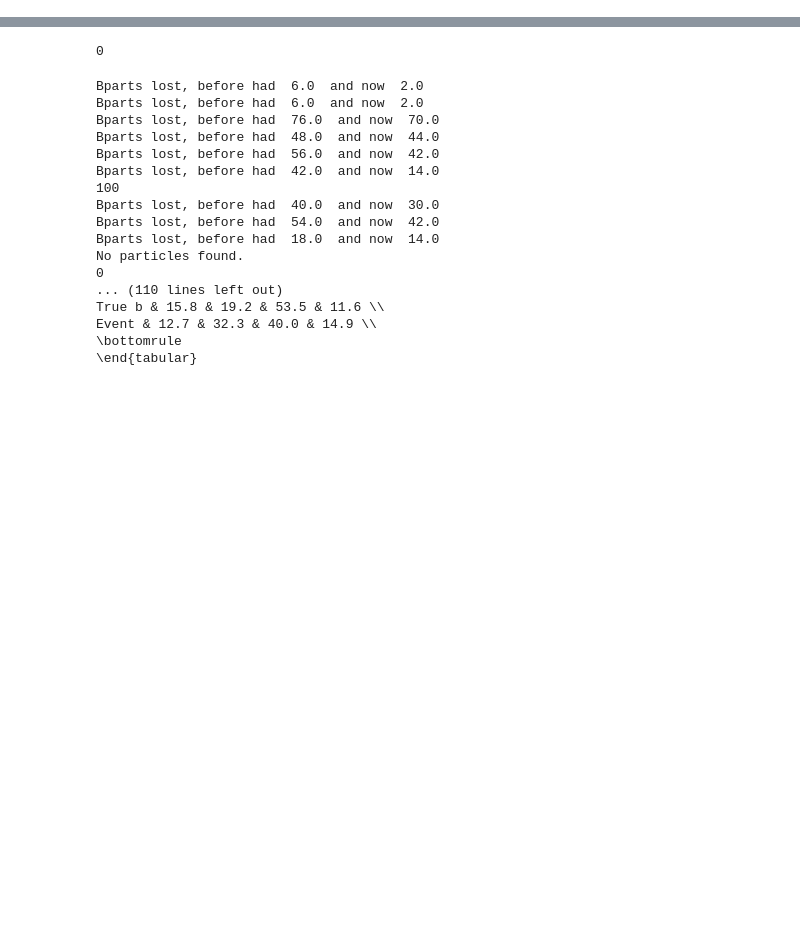
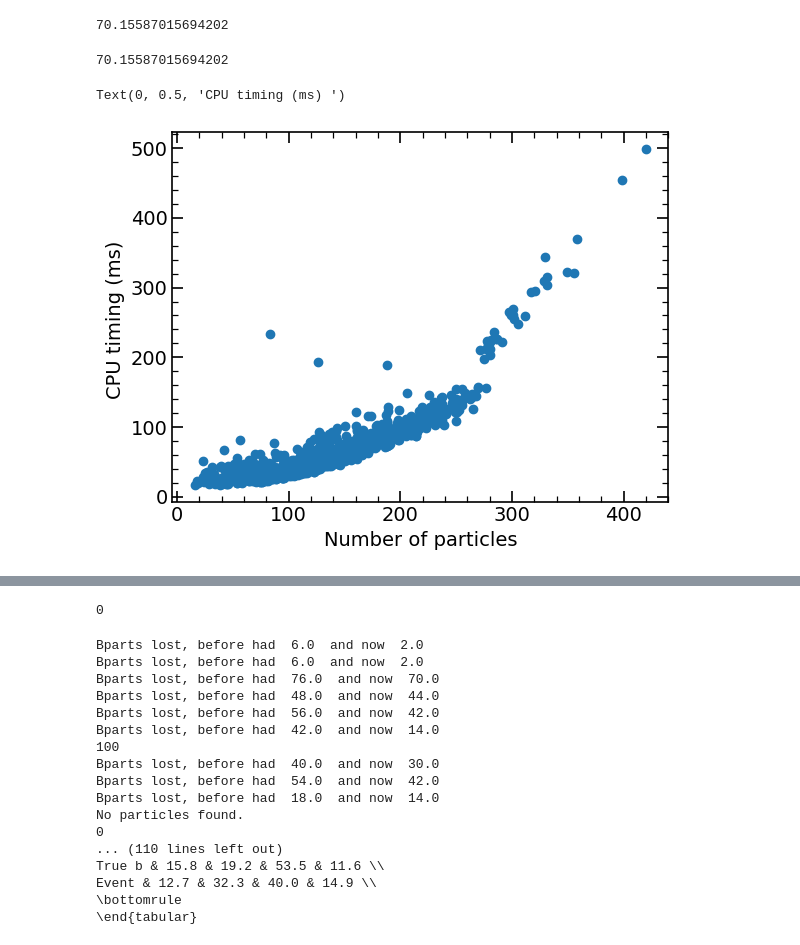
Before and after one commit to willsutcliffe/scalable_mtl_hgnn, a Jupyter notebook: Refactoring_perf.ipynb, the cells around one changed output, grey strips where cells are left out. Saved outputs shown, nothing was run; the diff lists cells and outputs as text; code cells hidden in the pictures; blank space fills up the shorter version.

```diff
--- a/Refactoring_perf.ipynb
+++ b/Refactoring_perf.ipynb
@@ -46,0 +127,17 @@ perf = Performance(config_loader)
+# %%
+1000*np.mean(perf.event_df.TimeModel.values)
+# %% [output]
+70.15587015694202
+# %%
+1000*np.mean(perf.event_df.TimeModel.values)
+# %% [output]
+70.15587015694202
+# %%
+import matplotlib.pyplot as plt
+
+plt.scatter(perf.event_df.NumParticlesInEvent,1000*perf.event_df.TimeModel)
+plt.xlabel("Number of particles")
+plt.ylabel("CPU timing (ms) ")
+# %% [output]
+Text(0, 0.5, 'CPU timing (ms) ')
+[figure, added]
```
Also changed, not shown: parts of 54 cells of this notebook, 5 other files.
